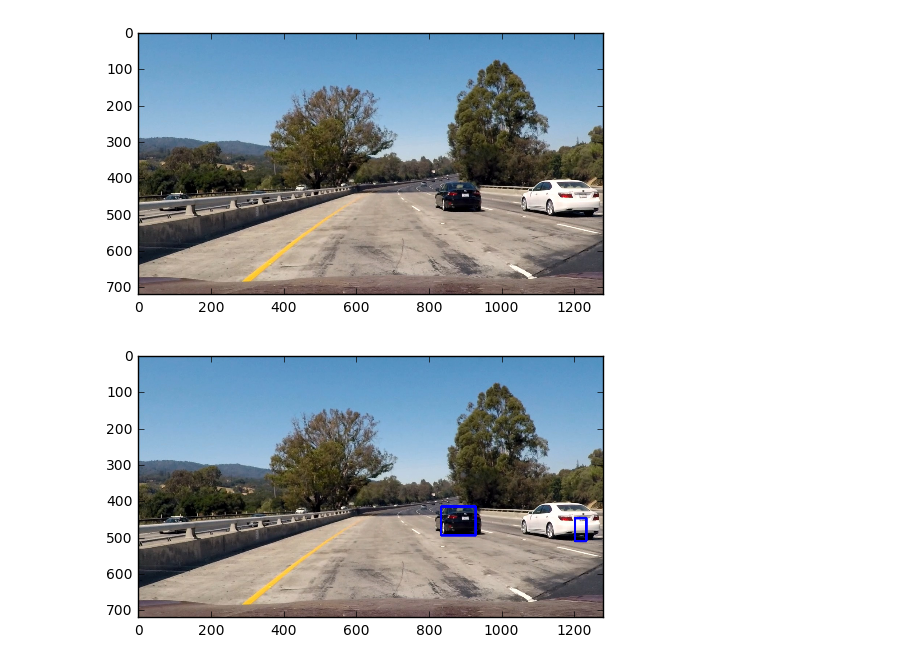
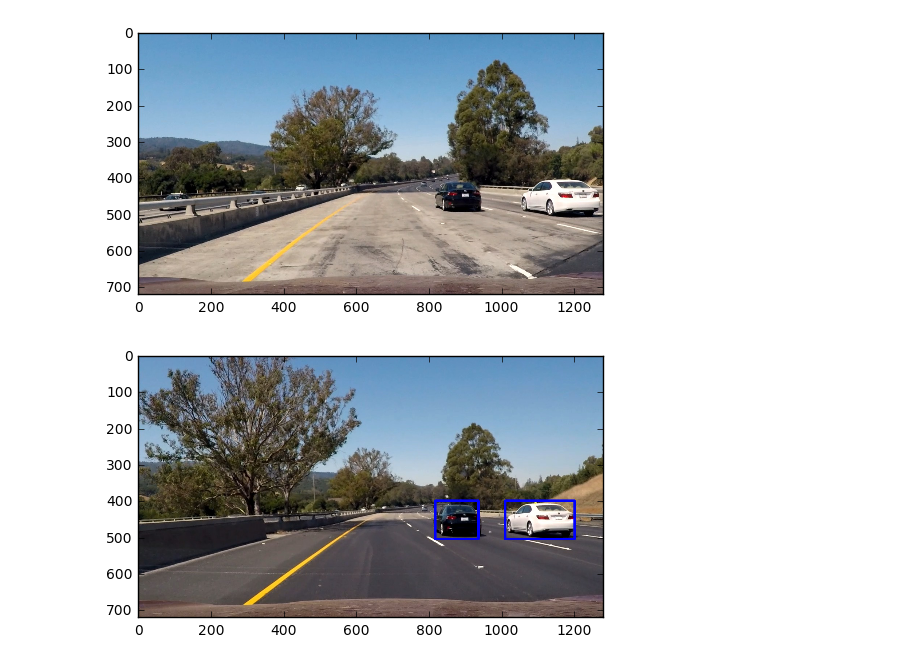
Before and after one commit to udacity/CarND-Vehicle-Detection, a Jupyter notebook: Vehicle_Detection.ipynb, the cells around one changed output. Cells and saved outputs as stored; diff of their text form; code cells hidden in the pictures.

```diff
--- a/Vehicle_Detection.ipynb
+++ b/Vehicle_Detection.ipynb
@@ -156,33 +156,33 @@ plt.show()
 # %%
 x_start_stop=[None, None]
 y_start_stop = [400,600]
-xy_window=(64, 64)
+xy_window=(96, 85)
 xy_overlap=(0.75, 0.75)
 vehicle_detector = vehicle.VehicleDetector(color_space=color_space,
                                   orient=orient,
                                   pix_per_cell=pix_per_cell,
                                   cell_per_block=cell_per_block,
                                   hog_channel=hog_channel,
                                   spatial_size=spatial_size,
                                   hist_bins=hist_bins,
                                   spatial_feat=spatial_feat,
                                   hist_feat=hist_feat,
                                   hog_feat=hog_feat,
                                   y_start_stop=y_start_stop,
                                   x_start_stop=x_start_stop,
                                   xy_window=xy_window,
                                   xy_overlap=xy_overlap,
                                   heat_threshold = 1,
                                   scaler=scaler,
                                   classifier=svc)
 
-img_path = './test_images/test1.jpg'
+img_path = './test_images/test6.jpg'
 image = mpimg.imread(img_path)
 #draw_image = np.copy(image)
 #image = image.astype(np.float32)/255.0
 
 out = vehicle_detector.detect(image)
 plt.imshow(out)
 plt.show()
 # %% [output]
-[figure, old version]
+[figure, new version]
```
Also changed, not shown: parts of 4 cells of this notebook, 3 other files.
